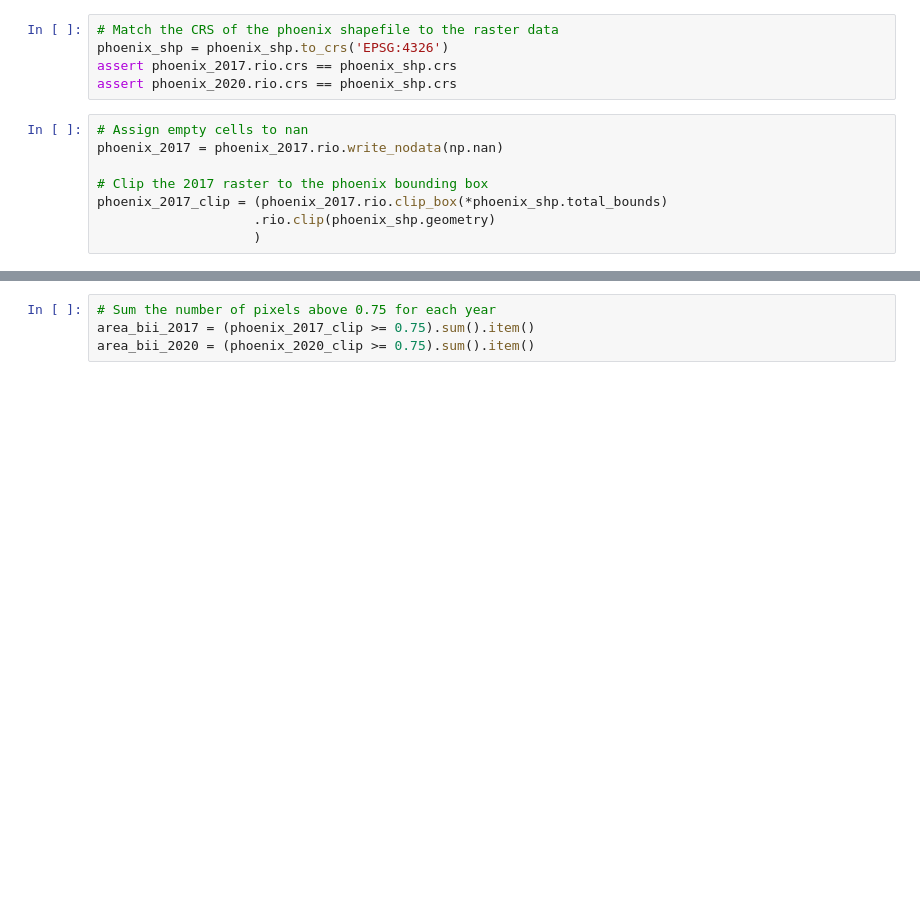
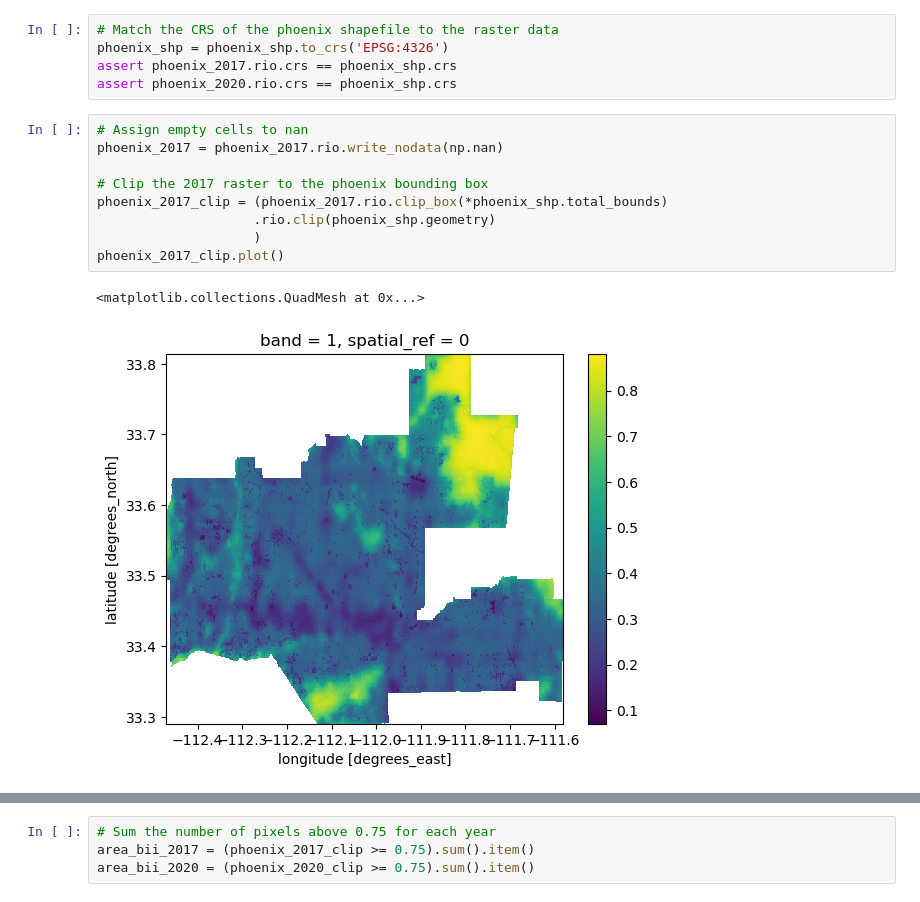
Before and after one commit to haylee360/phoenix-biodiversity, a Jupyter notebook: phoenix-biodiversity.ipynb, the cells around one changed output, grey strips where cells are left out. Saved outputs shown, nothing was run; the diff lists cells and outputs as text; blank space fills up the shorter version.

```diff
--- a/phoenix-biodiversity.ipynb
+++ b/phoenix-biodiversity.ipynb
@@ -255,11 +276,15 @@ assert phoenix_2020.rio.crs == phoenix_shp.crs
 # %%
 # Assign empty cells to nan
 phoenix_2017 = phoenix_2017.rio.write_nodata(np.nan)
 
 # Clip the 2017 raster to the phoenix bounding box
 phoenix_2017_clip = (phoenix_2017.rio.clip_box(*phoenix_shp.total_bounds)
                     .rio.clip(phoenix_shp.geometry)
                     )
+phoenix_2017_clip.plot()
+# %% [output]
+<matplotlib.collections.QuadMesh at 0x...>
+[figure, added]
 # %%
 # Assign empty cells to nan
 phoenix_2020 = phoenix_2020.rio.write_nodata(np.nan)
```
Also changed, not shown: parts of 16 cells of this notebook.
